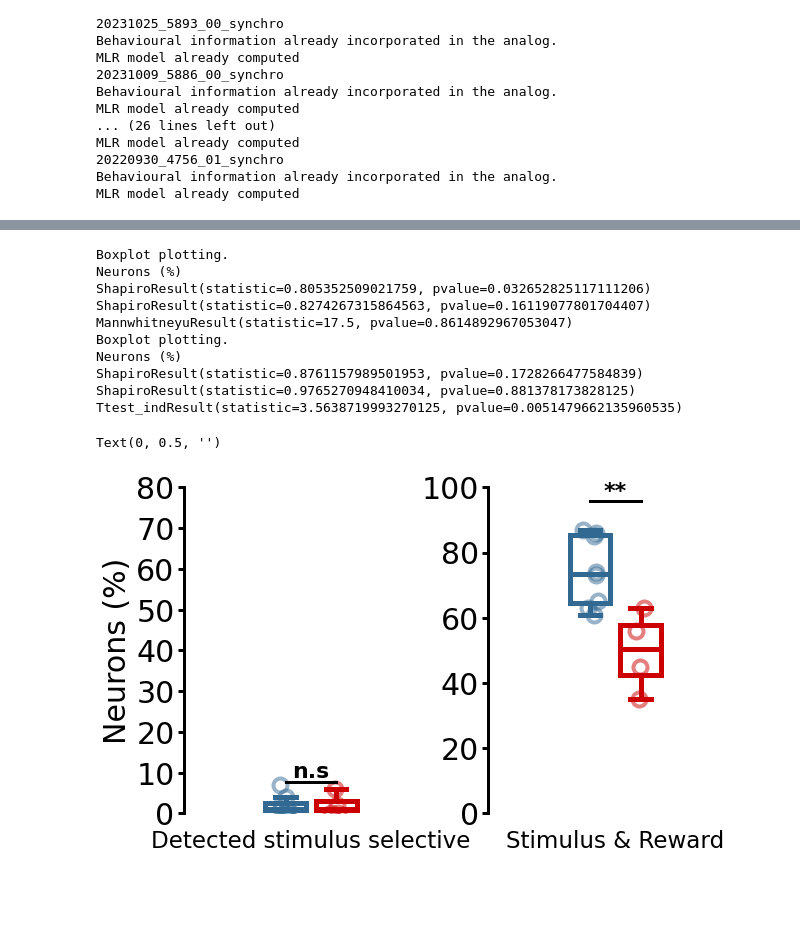
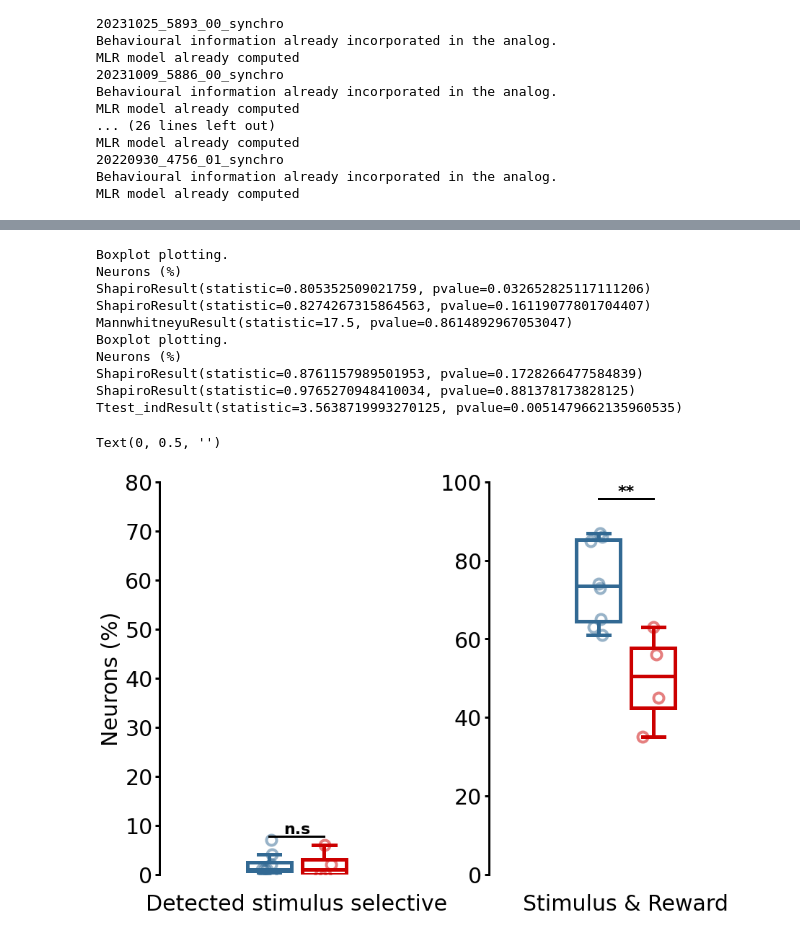
Before and after one commit to OuraniaSem/Percephone, a Jupyter notebook: Figures/mlr_output.ipynb, the cells around one changed output, grey strips where cells are left out. Saved outputs shown, nothing was run; the diff lists cells and outputs as text; code cells hidden in the pictures; blank space fills up the shorter version.

```diff
--- a/Figures/mlr_output.ipynb
+++ b/Figures/mlr_output.ipynb
@@ -205,37 +209,37 @@ genotype_exc = df_select.iloc[-1]
 data_select = ['(1, 1, 0)', '(-1, -1, 0)', '(1, -1, 0)', '(-1, 1, 0)']
 data_select_wt = df_select[df_select['labels'].isin(data_select)][genotype_exc[genotype_exc == 'WT'].index]
 sum_data_select_wt = data_select_wt.sum(axis=0)
 per_sum_data_select_wt =  ((sum_data_select_wt / df_exc.iloc[-4][genotype_exc == 'WT']) * 100)
 data_select_ko = df_select[df_select['labels'].isin(data_select)][genotype_exc[genotype_exc == 'KO-Hypo'].index]
 sum_data_select_ko = data_select_ko.sum(axis=0)
 per_sum_data_select_ko =  ((sum_data_select_ko / df_exc.iloc[-4][genotype_exc == 'KO-Hypo']) * 100)
 data_unselect_wt = df_unselect[~df_unselect['labels'].isin(data_select)][genotype_exc[genotype_exc == 'WT'].index]
 sum_data_unselect_wt = data_unselect_wt.sum(axis=0)
 per_sum_data_unselect_wt =  ((sum_data_unselect_wt / df_exc.iloc[-4][genotype_exc == 'WT']) * 100)
 data_unselect_ko = df_unselect[~df_unselect['labels'].isin(data_select)][genotype_exc[genotype_exc == 'KO-Hypo'].index]
 sum_data_unselect_ko = data_unselect_ko.sum(axis=0)
 per_sum_data_unselect_ko = (sum_data_unselect_ko / df_exc.iloc[-4][genotype_exc == 'KO-Hypo']) * 100
-fig_exc, axs_exc = plt.subplots(1, 2, figsize=(10, 6), sharey=False)
+fig_exc, axs_exc = plt.subplots(1, 2, figsize=(15, 10), sharey=False)
 boxplot(axs_exc[0], np.array(per_sum_data_select_wt, "int"), np.array(per_sum_data_select_ko,"int"), "Neurons (%)", ylim=[0,80])
-axs_exc[0].set_xlabel("Detected stimulus selective", fontsize=23)
+axs_exc[0].set_xlabel("Detected stimulus selective", fontsize=30)
 axs_exc[0].xaxis.set_label_coords(0.5, -0.05)
 boxplot(axs_exc[1], np.array(per_sum_data_unselect_wt, "int"), np.array(per_sum_data_unselect_ko, "int"),"Neurons (%)")
-axs_exc[1].set_xlabel("Stimulus & Reward", fontsize = 23)
+axs_exc[1].set_xlabel("Stimulus & Reward", fontsize = 30)
 axs_exc[1].xaxis.set_label_coords(0.5, -0.05)
 axs_exc[1].set_ylabel(None)
 # %% [output]
 Boxplot plotting.
 Neurons (%)
 ShapiroResult(statistic=0.805352509021759, pvalue=0.032652825117111206)
 ShapiroResult(statistic=0.8274267315864563, pvalue=0.16119077801704407)
 MannwhitneyuResult(statistic=17.5, pvalue=0.8614892967053047)
 Boxplot plotting.
 Neurons (%)
 ShapiroResult(statistic=0.8761157989501953, pvalue=0.1728266477584839)
 ShapiroResult(statistic=0.9765270948410034, pvalue=0.881378173828125)
 Ttest_indResult(statistic=3.5638719993270125, pvalue=0.0051479662135960535)
 Text(0, 0.5, '')
-[figure, old version]
+[figure, new version]
 # %%
 df_select_inh = pd.read_excel("output_inh.xlsx", sheet_name="mlr_model")
 df_unselect_inh = df_select_inh.drop(df_select_inh.index[-4:,])
```
Also changed, not shown: parts of 3 cells of this notebook.
